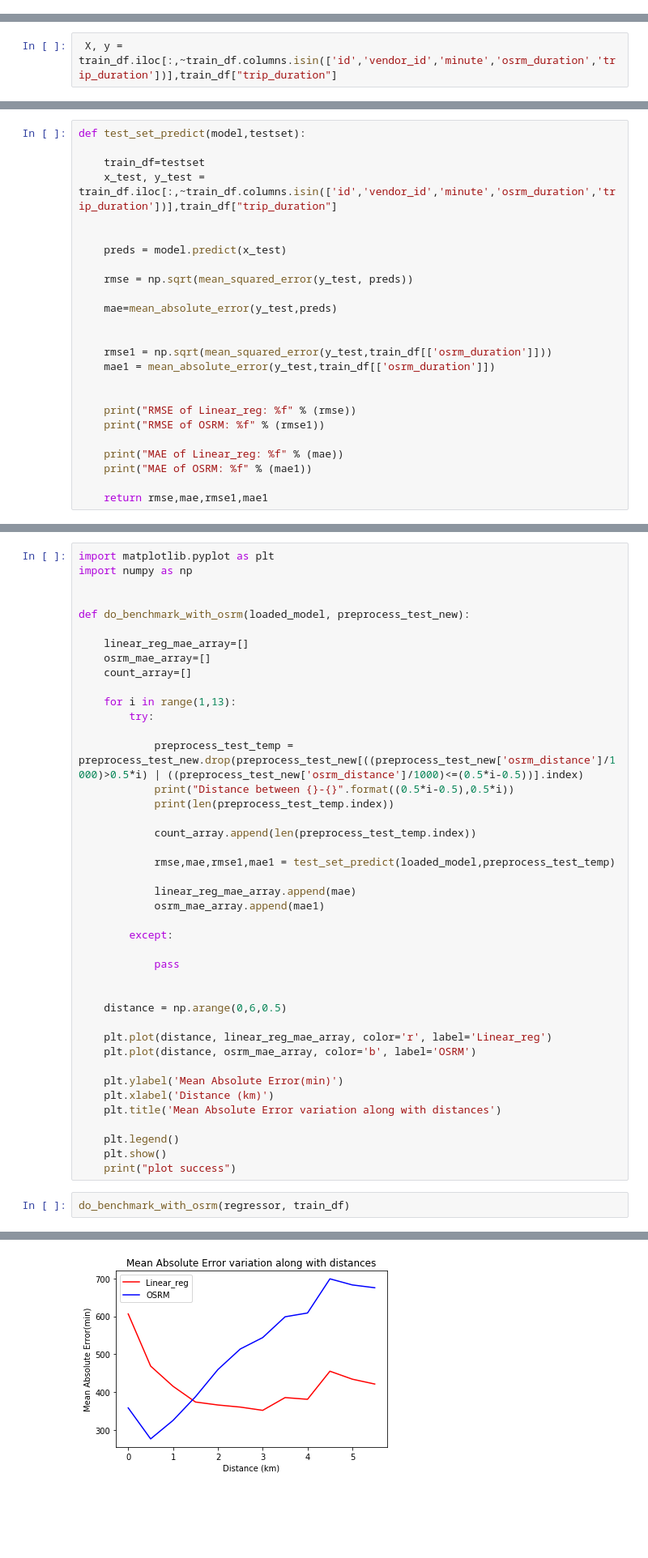
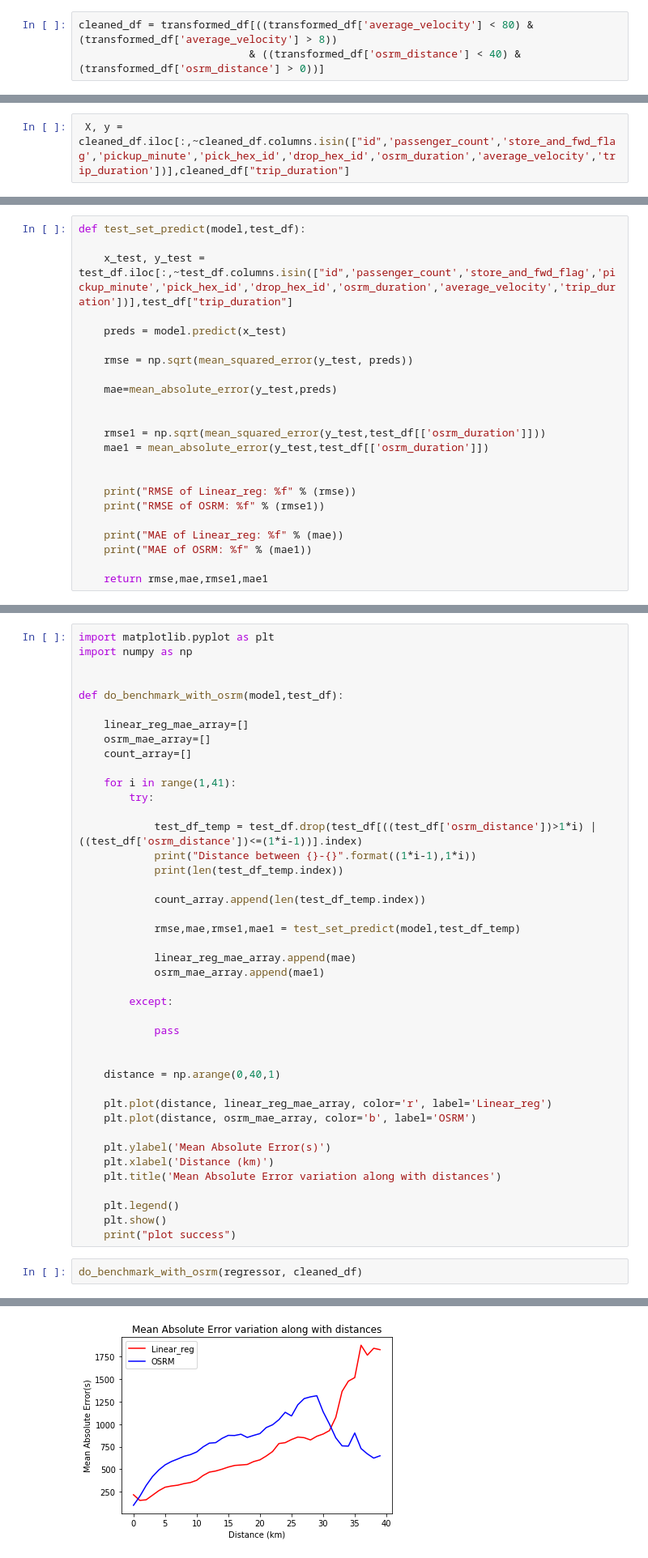
Before and after one commit to Taxyy/Taxi-Trip-Duration, a Jupyter notebook: predictive_analysis/predictive_analysis_notebook.ipynb, the cells around one changed output, grey strips where cells are left out. Shown: that part at 81% size. Cells and saved outputs as stored; diff of their text form; blank space fills up the shorter version.

```diff
--- a/predictive_analysis/predictive_analysis_notebook.ipynb
+++ b/predictive_analysis/predictive_analysis_notebook.ipynb
@@ -243,0 +358,3 @@ dtype: object
+# %%
+cleaned_df = transformed_df[((transformed_df['average_velocity'] < 80) & (transformed_df['average_velocity'] > 8))
+                           & ((transformed_df['osrm_distance'] < 40) & (transformed_df['osrm_distance'] > 0))]
@@ -265,5 +392,5 @@ train_df = make_trainset(feature_df)
 # %%
- X, y = train_df.iloc[:,~train_df.columns.isin(['id','vendor_id','minute','osrm_duration','trip_duration'])],train_df["trip_duration"]
+ X, y = cleaned_df.iloc[:,~cleaned_df.columns.isin(["id",'passenger_count','store_and_fwd_flag','pickup_minute','pick_hex_id','drop_hex_id','osrm_duration','average_velocity','trip_duration'])],cleaned_df["trip_duration"]
 # %%
 X.head()
 # %% [output]
@@ -329,11 +454,9 @@ import numpy as np
 from sklearn.metrics import mean_squared_error
 from sklearn.metrics import mean_absolute_error
 # %%
-def test_set_predict(model,testset):
+def test_set_predict(model,test_df):
 
-    train_df=testset
-    x_test, y_test = train_df.iloc[:,~train_df.columns.isin(['id','vendor_id','minute','osrm_duration','trip_duration'])],train_df["trip_duration"]
-
+    x_test, y_test = test_df.iloc[:,~test_df.columns.isin(["id",'passenger_count','store_and_fwd_flag','pickup_minute','pick_hex_id','drop_hex_id','osrm_duration','average_velocity','trip_duration'])],test_df["trip_duration"]
 
     preds = model.predict(x_test)
 
@@ -342,8 +465,8 @@ def test_set_predict(model,testset):
     mae=mean_absolute_error(y_test,preds)
 
 
-    rmse1 = np.sqrt(mean_squared_error(y_test,train_df[['osrm_duration']]))
-    mae1 = mean_absolute_error(y_test,train_df[['osrm_duration']])
+    rmse1 = np.sqrt(mean_squared_error(y_test,test_df[['osrm_duration']]))
+    mae1 = mean_absolute_error(y_test,test_df[['osrm_duration']])
 
 
     print("RMSE of Linear_reg: %f" % (rmse))
@@ -366,22 +489,22 @@ import matplotlib.pyplot as plt
 import numpy as np
 
 
-def do_benchmark_with_osrm(loaded_model, preprocess_test_new):
+def do_benchmark_with_osrm(model,test_df):
 
     linear_reg_mae_array=[]
     osrm_mae_array=[]
     count_array=[]
 
-    for i in range(1,13):
+    for i in range(1,41):
         try:
 
-            preprocess_test_temp = preprocess_test_new.drop(preprocess_test_new[((preprocess_test_new['osrm_distance']/1000)>0.5*i) | ((preprocess_test_new['osrm_distance']/1000)<=(0.5*i-0.5))].index)
-            print("Distance between {}-{}".format((0.5*i-0.5),0.5*i))
-            print(len(preprocess_test_temp.index))
+            test_df_temp = test_df.drop(test_df[((test_df['osrm_distance'])>1*i) | ((test_df['osrm_distance'])<=(1*i-1))].index)
+            print("Distance between {}-{}".format((1*i-1),1*i))
+            print(len(test_df_temp.index))
 
-            count_array.append(len(preprocess_test_temp.index))
+            count_array.append(len(test_df_temp.index))
 
-            rmse,mae,rmse1,mae1 = test_set_predict(loaded_model,preprocess_test_temp)
+            rmse,mae,rmse1,mae1 = test_set_predict(model,test_df_temp)
 
             linear_reg_mae_array.append(mae)
             osrm_mae_array.append(mae1)
@@ -391,12 +514,12 @@ def do_benchmark_with_osrm(loaded_model, preprocess_test_new):
             pass
 
 
-    distance = np.arange(0,6,0.5)
+    distance = np.arange(0,40,1)
 
     plt.plot(distance, linear_reg_mae_array, color='r', label='Linear_reg')
     plt.plot(distance, osrm_mae_array, color='b', label='OSRM')
 
-    plt.ylabel('Mean Absolute Error(min)')
+    plt.ylabel('Mean Absolute Error(s)')
     plt.xlabel('Distance (km)')
     plt.title('Mean Absolute Error variation along with distances')
 
@@ -404,5 +527,5 @@ def do_benchmark_with_osrm(loaded_model, preprocess_test_new):
     plt.show()
     print("plot success")
 # %%
-do_benchmark_with_osrm(regressor, train_df)
+do_benchmark_with_osrm(regressor, cleaned_df)
 # %% [output]
@@ -426,2 +549,2 @@ MAE of OSRM: 675.466336
-[figure, old version]
+[figure, new version]
 plot success
```
Also changed, not shown: parts of 43 cells of this notebook.
